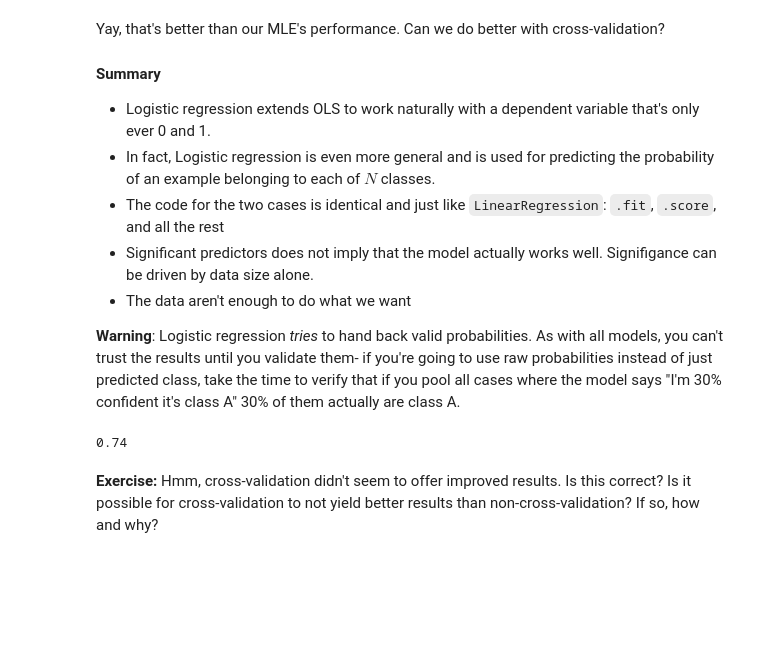
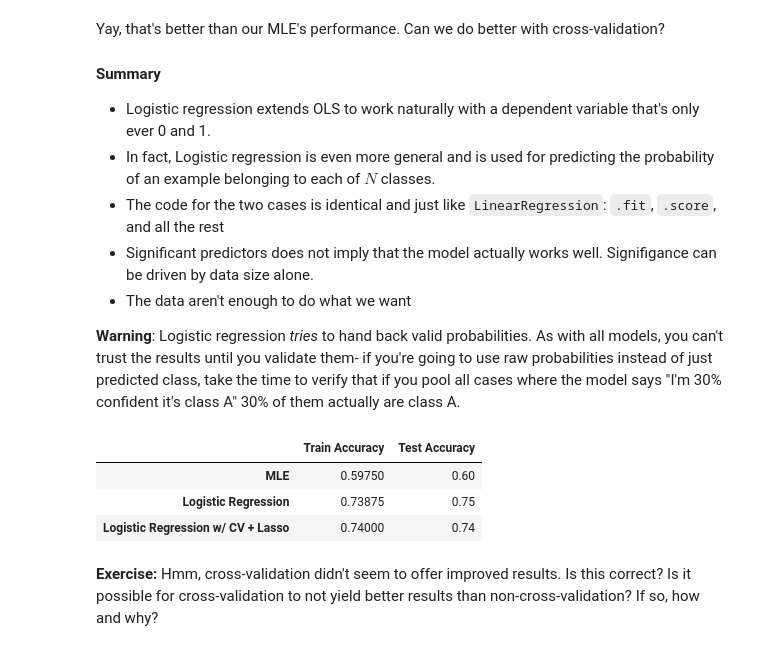
Before and after one commit to Harvard-IACS/2019-CS109A, a Jupyter notebook: docs/labs/lab08/notes/cs109a_lab8_PCA.ipynb, the cells around one changed output. Cells and saved outputs as stored; diff of their text form; code cells hidden in the pictures; blank space fills up the shorter version.

```diff
--- a/docs/labs/lab08/notes/cs109a_lab8_PCA.ipynb
+++ b/docs/labs/lab08/notes/cs109a_lab8_PCA.ipynb
@@ -215,10 +241,21 @@ Yay, that's better than our MLE's performance. Can we do better with cross-valid
 # %%
 logit_regr_lasso = LogisticRegressionCV(solver='liblinear', multi_class='ovr', penalty='l1', max_iter=100000, cv=10)
 logit_regr_lasso.fit(x_train,y_train) # fit
+
+y_train_pred_lasso = logit_regr_lasso.predict(x_train) # predict the test set
 y_test_pred_lasso = logit_regr_lasso.predict(x_test) # predict the test set
-test_score_lasso = accuracy_score(y_test, y_test_pred_lasso) # get accuracy
-test_score_lasso
+
+train_score_lasso = accuracy_score(y_train, y_train_pred_lasso) # get train accuracy
+test_score_lasso = accuracy_score(y_test, y_test_pred_lasso) # get test accuracy
+
+names.append('Logistic Regression w/ CV + Lasso')
+scores.append([train_score_lasso, test_score_lasso])
+df_results = pd.DataFrame(scores, index=names, columns=['Train Accuracy', 'Test Accuracy'])
+df_results
 # %% [output]
-0.74
+|  | Train Accuracy | Test Accuracy |
+| MLE | 0.59750 | 0.60 |
+| Logistic Regression | 0.73875 | 0.75 |
+| Logistic Regression w/ CV + Lasso | 0.74000 | 0.74 |
 # %% [markdown]
 <div class="exercise"><b>Exercise:</b> Hmm, cross-validation didn't seem to offer improved results. Is this correct? Is it possible for cross-validation to not yield better results than non-cross-validation? If so, how and why?</div>
```
Also changed, not shown: parts of 23 cells of this notebook, 30 other files.
